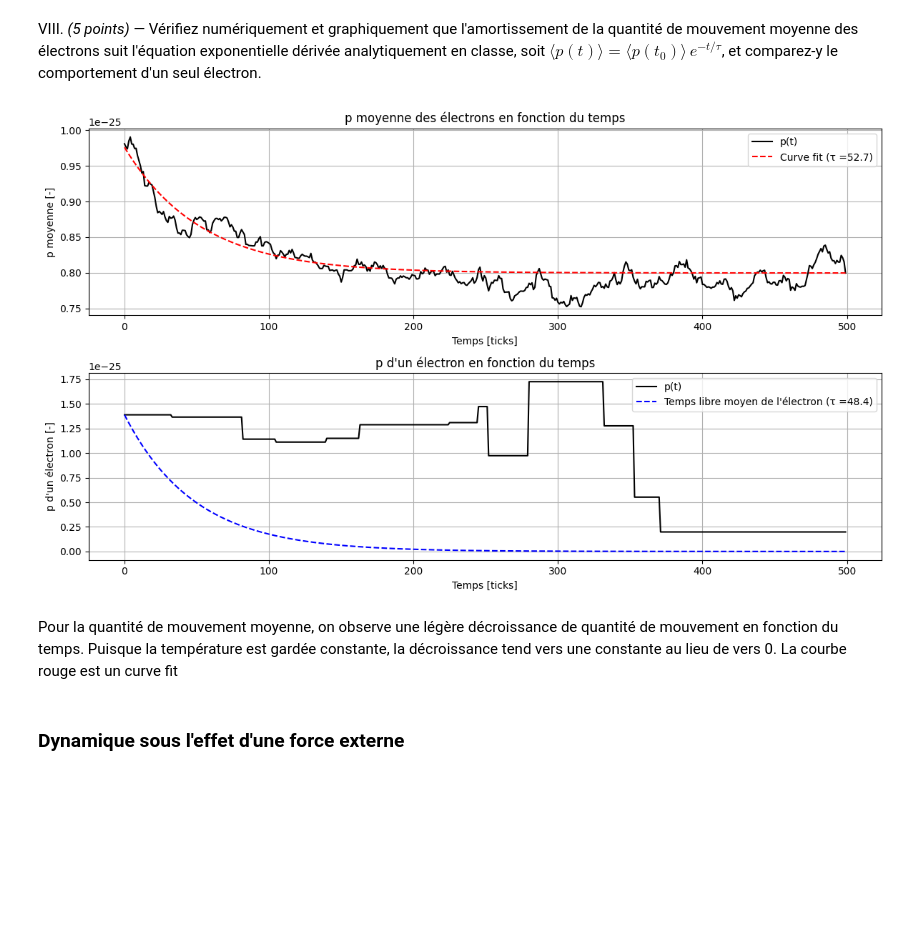
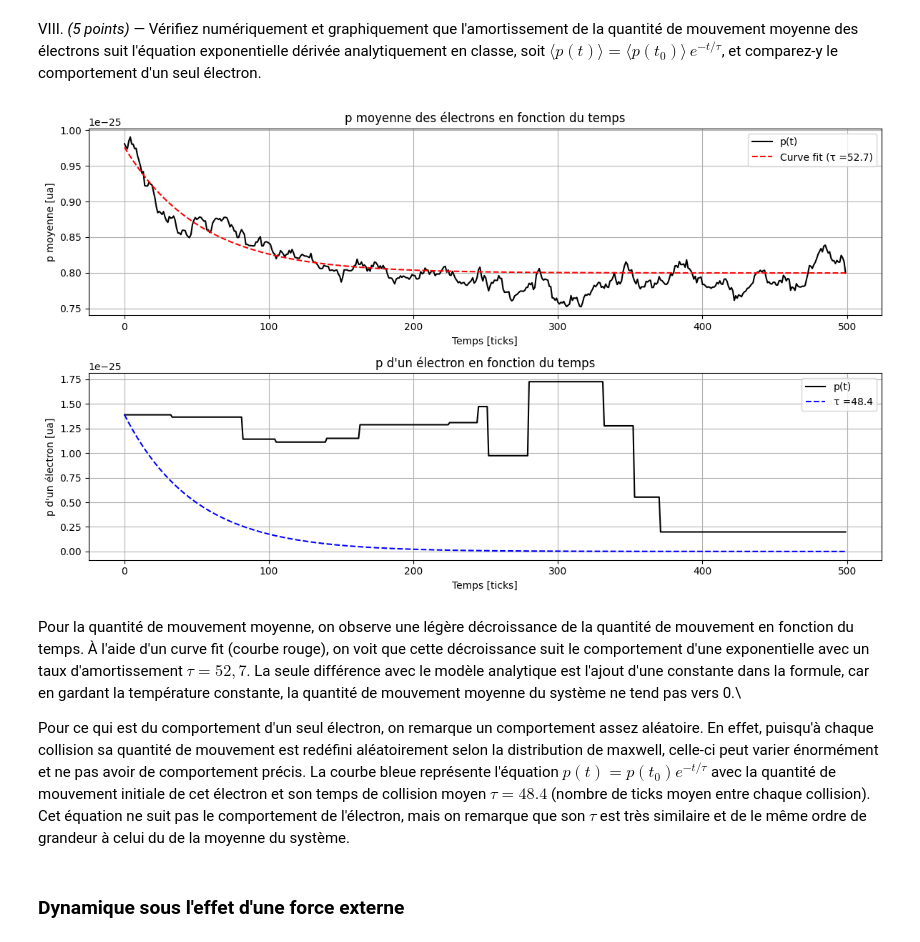
Before and after one commit to Frank0024/Etat_Solide_H24, a Jupyter notebook: Drude-TPNB_Part2_H24.ipynb, the cells around one changed output. Cells and saved outputs as stored; diff of their text form; code cells hidden in the pictures; blank space fills up the shorter version.

```diff
--- a/Drude-TPNB_Part2_H24.ipynb
+++ b/Drude-TPNB_Part2_H24.ipynb
@@ -40,6 +40,6 @@ def exponential_fit(t, p0, tau):
     '''
     return p0 * np.exp(-t / tau) + liste_p_moyenne[-1]
 
-#Exemple de données
+#Exemples de données
 
 #Quantité de mouvement moyenne
@@ -49,41 +49,45 @@ liste_p_electron = [1.3892987458058693e-25, 1.3892987458058693e-25, 1.3892987458
+# Nombre de ticks moyen entre chaque collision
 tau_moyen = 48.4
 
 
 # Curve fiting exponentielle
 t_data = np.arange(0,500, 1)
 popt, pcov = curve_fit(exponential_fit, t_data, liste_p_moyenne, p0=(liste_p_moyenne[0], 1.0))
 p0_fit, tau_fit = popt
 p_fit = exponential_fit(t_data, p0_fit, tau_fit)
 
 
 plt.figure(figsize=(12,7))
+
 # Graphique p(t) moyen
 plt.subplot(2,1,1)
 plt.plot(t_data, liste_p_moyenne, label='p(t)', color='black')
 plt.plot(t_data, p_fit, label=f'Curve fit (τ ={(tau_fit):.1f})', color='red', linestyle='--')
 plt.xlabel('Temps [ticks]')
-plt.ylabel('p moyenne [-]')
+plt.ylabel('p moyenne [ua]')
 plt.title('p moyenne des électrons en fonction du temps')
 plt.legend()
 plt.grid(True)
 
 # Graphique p(t) pour un seul électron
 plt.subplot(2,1,2)
 plt.plot(t_data, liste_p_electron, label='p(t)', color='black')
-plt.plot(t_data, (liste_p_electron[0] * np.exp(- t_data / tau_moyen)), label=f"Temps libre moyen de l'électron (τ ={(tau_moyen):.1f})", color='blue', linestyle='--')
+plt.plot(t_data, (liste_p_electron[0] * np.exp(- t_data / tau_moyen)), label=f"τ ={(tau_moyen):.1f}", color='blue', linestyle='--')
 plt.xlabel('Temps [ticks]')
-plt.ylabel("p d'un électron [-]")
+plt.ylabel("p d'un électron [ua]")
 plt.title("p d'un électron en fonction du temps")
 plt.legend()
 plt.grid(True)
 
 plt.tight_layout()
 
 plt.show()
 # %% [output]
-[figure, old version]
+[figure, new version]
-# %% [markdown]
-Pour la quantité de mouvement moyenne, on observe une légère décroissance de quantité de mouvement en fonction du temps. Puisque la température est gardée constante, la décroissance tend vers une constante au lieu de vers 0. La courbe rouge est un curve fit
+# %% [markdown]
+Pour la quantité de mouvement moyenne, on observe une légère décroissance de la quantité de mouvement en fonction du temps. À l'aide d'un curve fit (courbe rouge), on voit que cette décroissance suit le comportement d'une exponentielle avec un taux d'amortissement $\tau = 52,7$. La seule différence avec le modèle analytique est l'ajout d'une constante dans la formule, car en gardant la température constante, la quantité de mouvement moyenne du système ne tend pas vers 0.\\
+
+Pour ce qui est du comportement d'un seul électron, on remarque un comportement assez aléatoire. En effet, puisqu'à chaque collision sa quantité de mouvement est redéfini aléatoirement selon la distribution de maxwell, celle-ci peut varier énormément et ne pas avoir de comportement précis. La courbe bleue représente l'équation $p(t) = p(t_0) e^{-t/\tau}$ avec la quantité de mouvement initiale de cet électron et son temps de collision moyen $\tau = 48.4$ (nombre de ticks moyen entre chaque collision). Cet équation ne suit pas le comportement de l'électron, mais on remarque que son $\tau$ est très similaire et de le même ordre de grandeur à celui du de la moyenne du système.
 # %% [markdown]
 ### Dynamique sous l'effet d'une force externe ###
 # %% [markdown]
```
Also changed, not shown: 1 other file.
